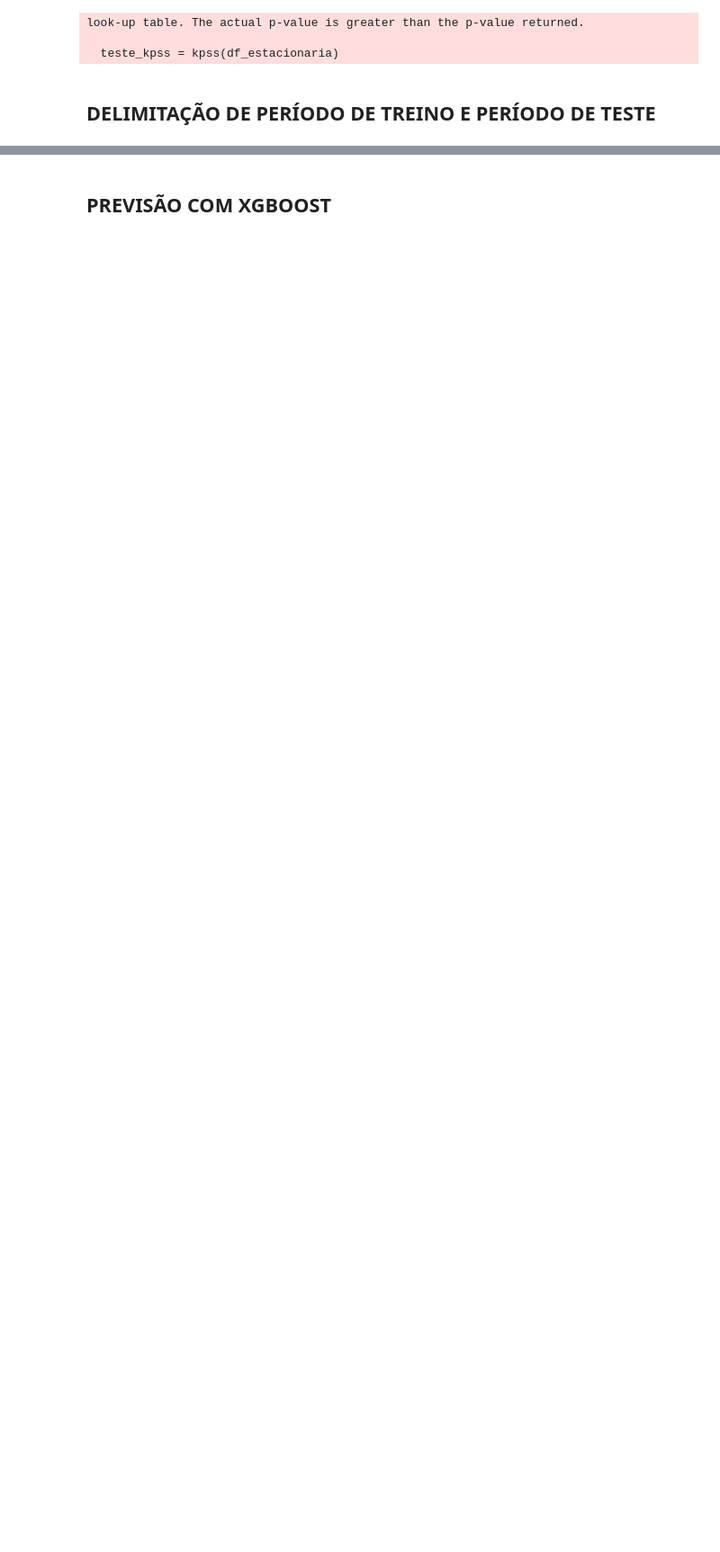
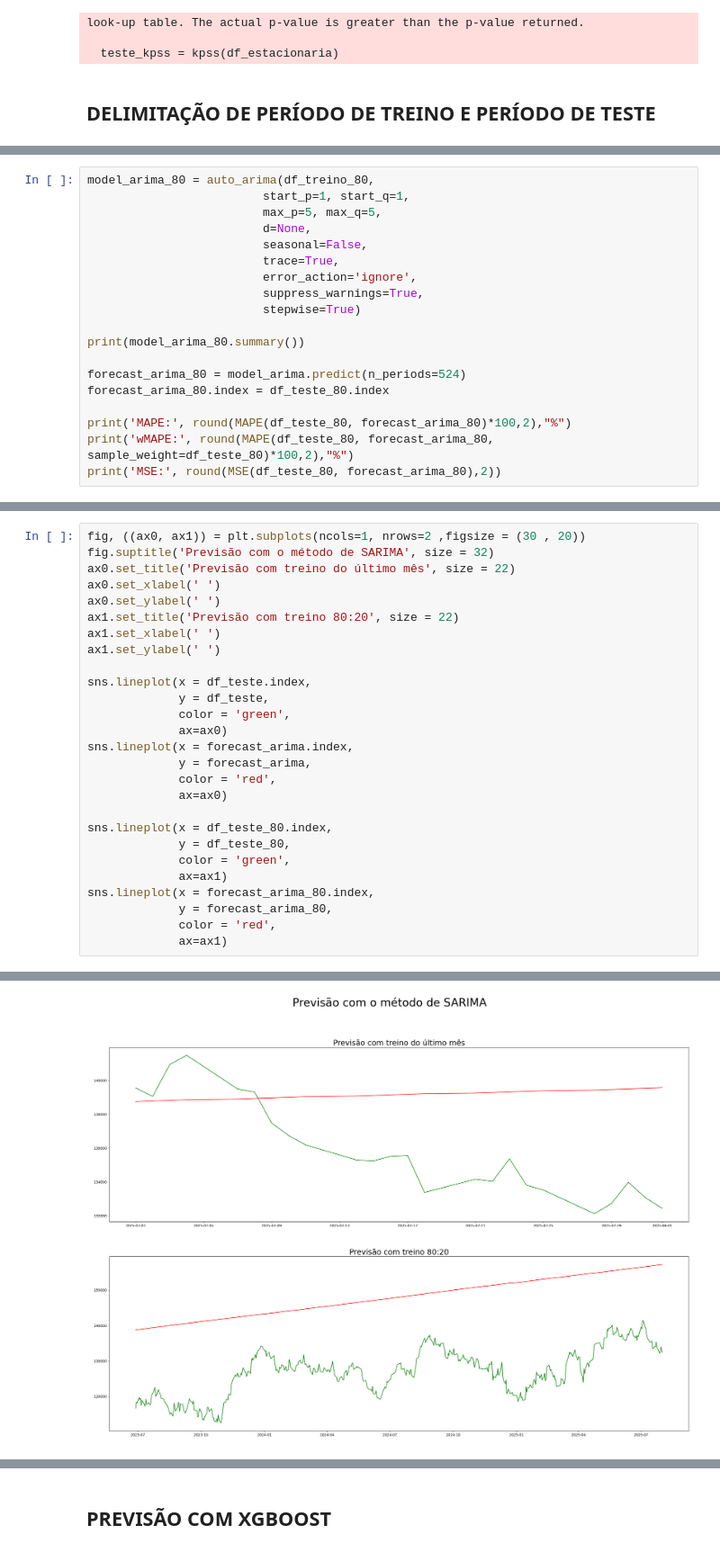
Before and after one commit to marcosfreitas-tech/Postech---Fase-2, a Jupyter notebook: main.ipynb, the cells around one changed output, grey strips where cells are left out. Shown at 90% size. Drawn from its saved outputs; the diff is of its cells as text; blank space fills up the shorter version.

```diff
--- a/main.ipynb
+++ b/main.ipynb
@@ -236,0 +314,19 @@ Name: 2023-06-28 00:00:00, dtype: float64
+# %%
+model_arima_80 = auto_arima(df_treino_80,
+                         start_p=1, start_q=1,
+                         max_p=5, max_q=5,
+                         d=None,
+                         seasonal=False,
+                         trace=True,
+                         error_action='ignore',
+                         suppress_warnings=True,
+                         stepwise=True)
+
+print(model_arima_80.summary())
+
+forecast_arima_80 = model_arima.predict(n_periods=524)
+forecast_arima_80.index = df_teste_80.index
+
+print('MAPE:', round(MAPE(df_teste_80, forecast_arima_80)*100,2),"%")
+print('wMAPE:', round(MAPE(df_teste_80, forecast_arima_80, sample_weight=df_teste_80)*100,2),"%")
+print('MSE:', round(MSE(df_teste_80, forecast_arima_80),2))
@@ -236,0 +355,28 @@ Name: 2023-06-28 00:00:00, dtype: float64
+# %%
+fig, ((ax0, ax1)) = plt.subplots(ncols=1, nrows=2 ,figsize = (30 , 20))
+fig.suptitle('Previsão com o método de SARIMA', size = 32)
+ax0.set_title('Previsão com treino do último mês', size = 22)
+ax0.set_xlabel(' ')
+ax0.set_ylabel(' ')
+ax1.set_title('Previsão com treino 80:20', size = 22)
+ax1.set_xlabel(' ')
+ax1.set_ylabel(' ')
+
+sns.lineplot(x = df_teste.index,
+             y = df_teste,
+             color = 'green',
+             ax=ax0)
+sns.lineplot(x = forecast_arima.index,
+             y = forecast_arima,
+             color = 'red',
+             ax=ax0)
+
+sns.lineplot(x = df_teste_80.index,
+             y = df_teste_80,
+             color = 'green',
+             ax=ax1)
+sns.lineplot(x = forecast_arima_80.index,
+             y = forecast_arima_80,
+             color = 'red',
+             ax=ax1)
+# %% [output]
@@ -236,0 +384 @@ Name: 2023-06-28 00:00:00, dtype: float64
+[figure, added]
```
Also changed, not shown: parts of 39 cells of this notebook.
